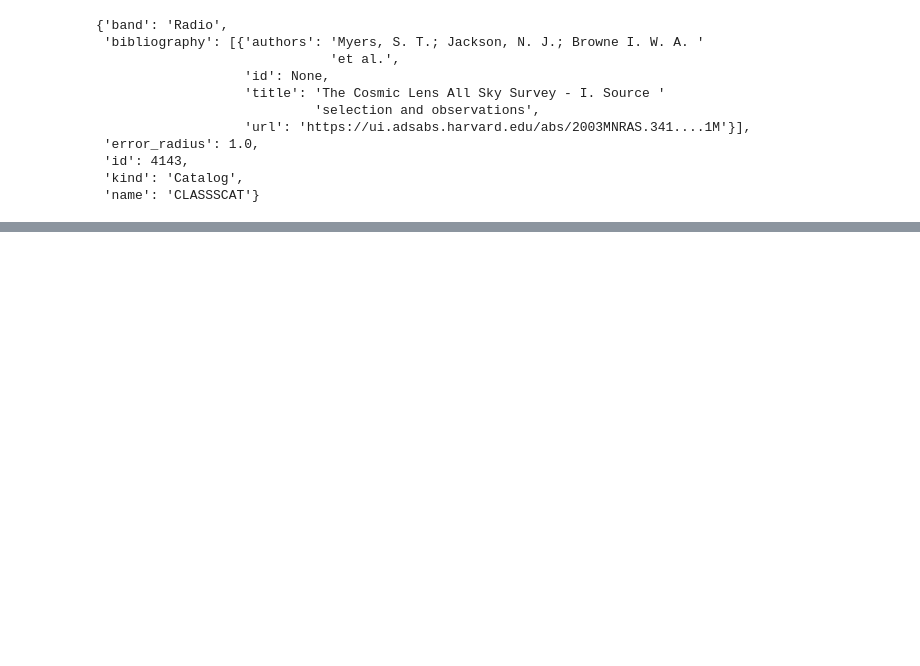
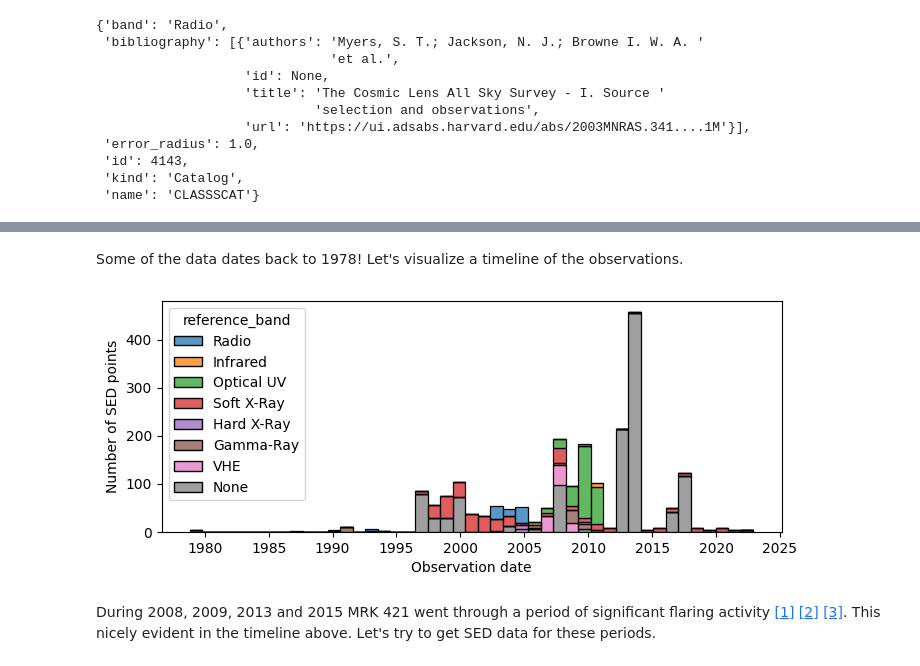
Before and after one commit to peppedilillo/sedbuilder-demo, a Jupyter notebook: demo.ipynb, the cells around one changed output, grey strips where cells are left out. Drawn from its saved outputs; the diff is of its cells as text; code cells hidden in the pictures; blank space fills up the shorter version.

```diff
--- a/demo.ipynb
+++ b/demo.ipynb
@@ -119,0 +183,5 @@ for ref in response.references():
+# %%
+mask &= ~(
+    df["start_time"].isna() | df["stop_time"].isna()
+)
+df[mask][["start_time", "stop_time"]]
@@ -119,0 +202,5 @@ for ref in response.references():
+# %%
+from astropy.time import Time
+
+start_dt = pd.Series(Time(df[mask]["start_time"].to_numpy(), format="mjd", scale="utc").to_datetime(), name="start_dt")
+start_dt.describe()
@@ -119,0 +216,23 @@ for ref in response.references():
+# %% [markdown]
+Some of the data dates back to 1978! Let's visualize a timeline of the observations.
+# %%
+activity_df = pd.DataFrame({
+    "start_dt": start_dt,
+    "reference_band": df.loc[mask, "reference_band"].to_numpy(),
+})
+
+fig, ax = plt.subplots(figsize=(8, 3))
+sns.histplot(
+    activity_df,
+    x="start_dt",
+    hue="reference_band",
+    multiple="stack",
+    bins=start_dt.max().year - start_dt.min().year + 1,
+    ax=ax,
+)
+ax.set(xlabel="Observation date", ylabel="Number of SED points")
+plt.show()
+# %% [output]
+[figure, added]
+# %% [markdown]
+During 2008, 2009, 2013 and 2015 MRK 421 went through a period of significant flaring activity [[1]](https://ui.adsabs.harvard.edu/abs/2009ApJ...691L..13D) [[2]](https://www.aanda.org/articles/aa/pdf/2012/05/aa18569-11.pdf) [[3]](https://iopscience.iop.org/article/10.1088/0004-637X/811/2/143/meta). This nicely evident in the timeline above. Let's try to get SED data for these periods.
```
Also changed, not shown: parts of 22 cells of this notebook.
